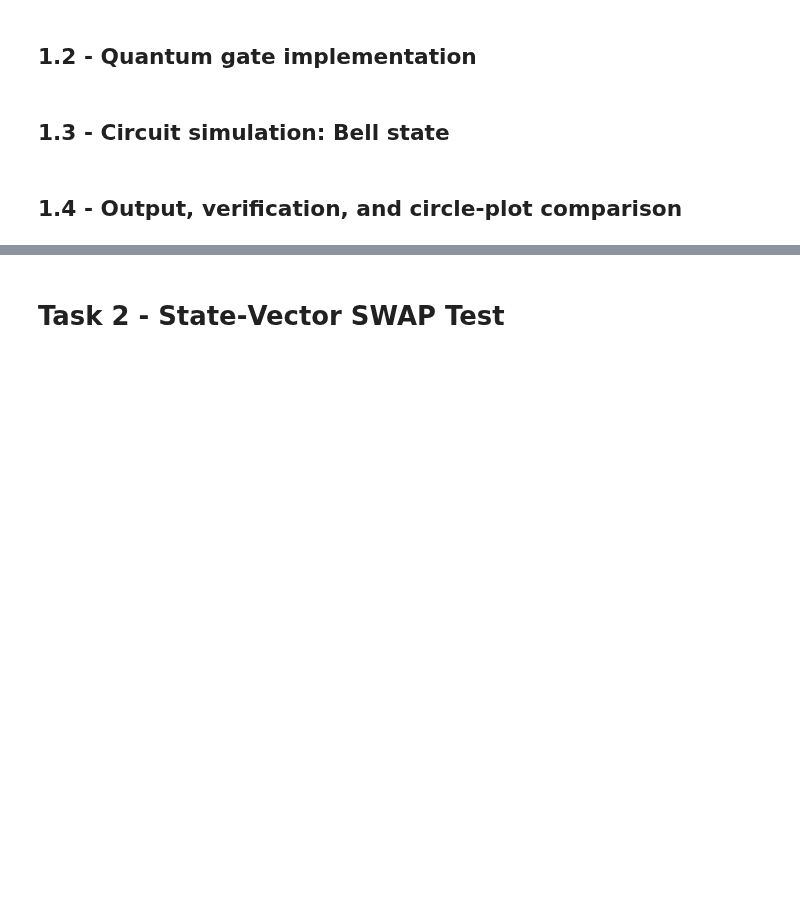
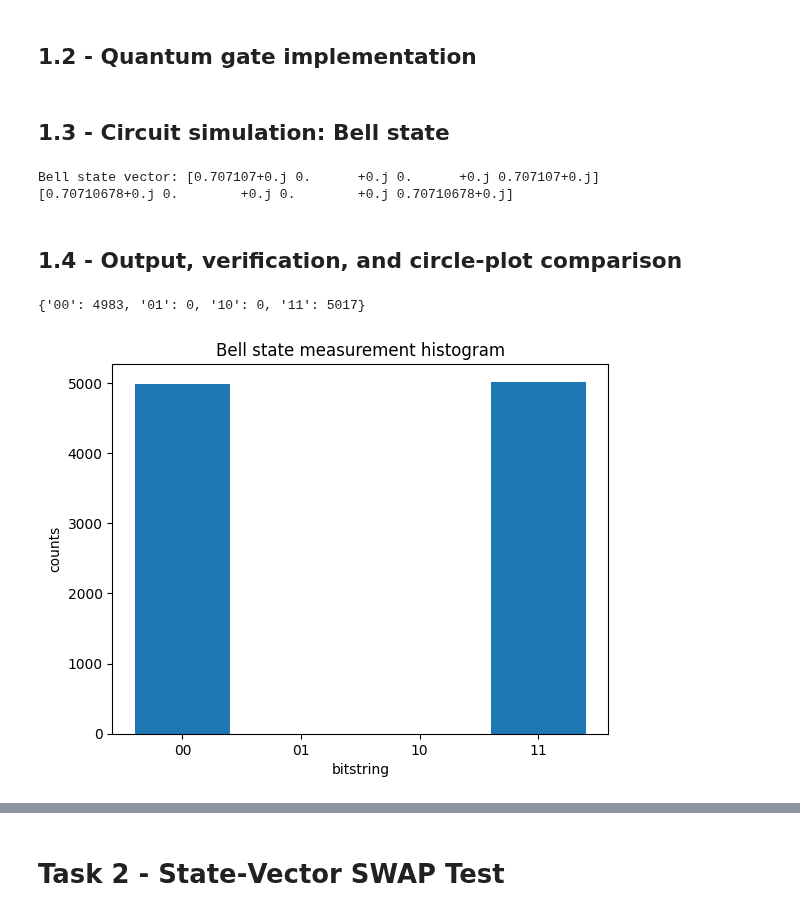
Before and after one commit to ScottMcHaffie/DD2367_Projects, a Jupyter notebook: DD2367_Assignment2.ipynb, the cells around one changed output, grey strips where cells are left out. Cells and saved outputs as stored; diff of their text form; code cells hidden in the pictures; blank space fills up the shorter version.

```diff
--- a/DD2367_Assignment2.ipynb
+++ b/DD2367_Assignment2.ipynb
@@ -11,4 +66,43 @@ Authors: Scott McHaffie, Jai Iyer, Venkatesh Elayaraja
 # %% [markdown]
 ## 1.3 - Circuit simulation: Bell state ##
+# %%
+def bell_state() -> np.ndarray:
+    psi = ket00()
+    # H on q0 (MSB), then CNOT(control=q0, target=q1)
+    psi = apply(expand_1q(H, t=0), psi)
+    psi = apply(CNOT_01, psi)
+    return normalize(psi)
+
+psi_bell = bell_state()
+print("Bell state vector:", np.round(psi_bell, 6))
+# Expected amplitudes (up to a global phase): [1/√2, 0, 0, 1/√2]
+print (psi_bell)
+# %% [output]
+Bell state vector: [0.707107+0.j 0.      +0.j 0.      +0.j 0.707107+0.j]
+[0.70710678+0.j 0.        +0.j 0.        +0.j 0.70710678+0.j]
 # %% [markdown]
 ## 1.4 - Output, verification, and circle‑plot comparison ##
+# %%
+import matplotlib.pyplot as plt
+
+BITSTR = ["00","01","10","11"]
+
+def sample_bitstrings(psi: np.ndarray, shots: int = 10_000, seed: int = 7):
+    rng = np.random.default_rng(seed)
+    probs = np.abs(psi)**2
+    idx = rng.choice(4, size=shots, p=probs)
+    return idx
+
+# Sample from Bell state
+shots = 10_000
+idx = sample_bitstrings(psi_bell, shots=shots)
+
+# Make histogram
+counts = {b: int(np.sum(idx == i)) for i, b in enumerate(BITSTR)}
+print(counts)
+plt.bar(counts.keys(), counts.values())
+plt.xlabel("bitstring"); plt.ylabel("counts"); plt.title("Bell state measurement histogram")
+plt.show()
+# %% [output]
+{'00': 4983, '01': 0, '10': 0, '11': 5017}
+[figure, added]
```
Also changed, not shown: parts of 3 cells of this notebook, 1 other file.
